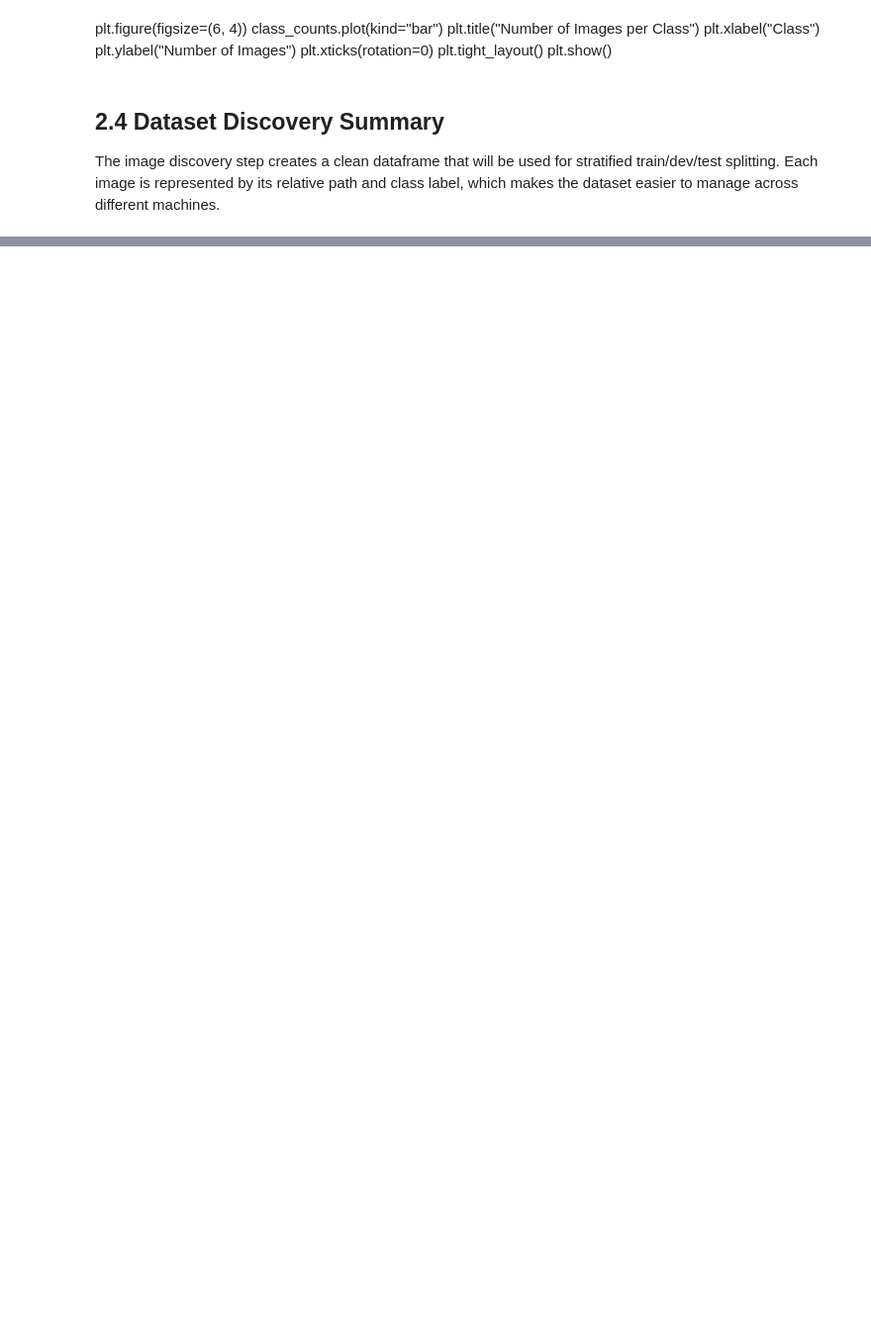
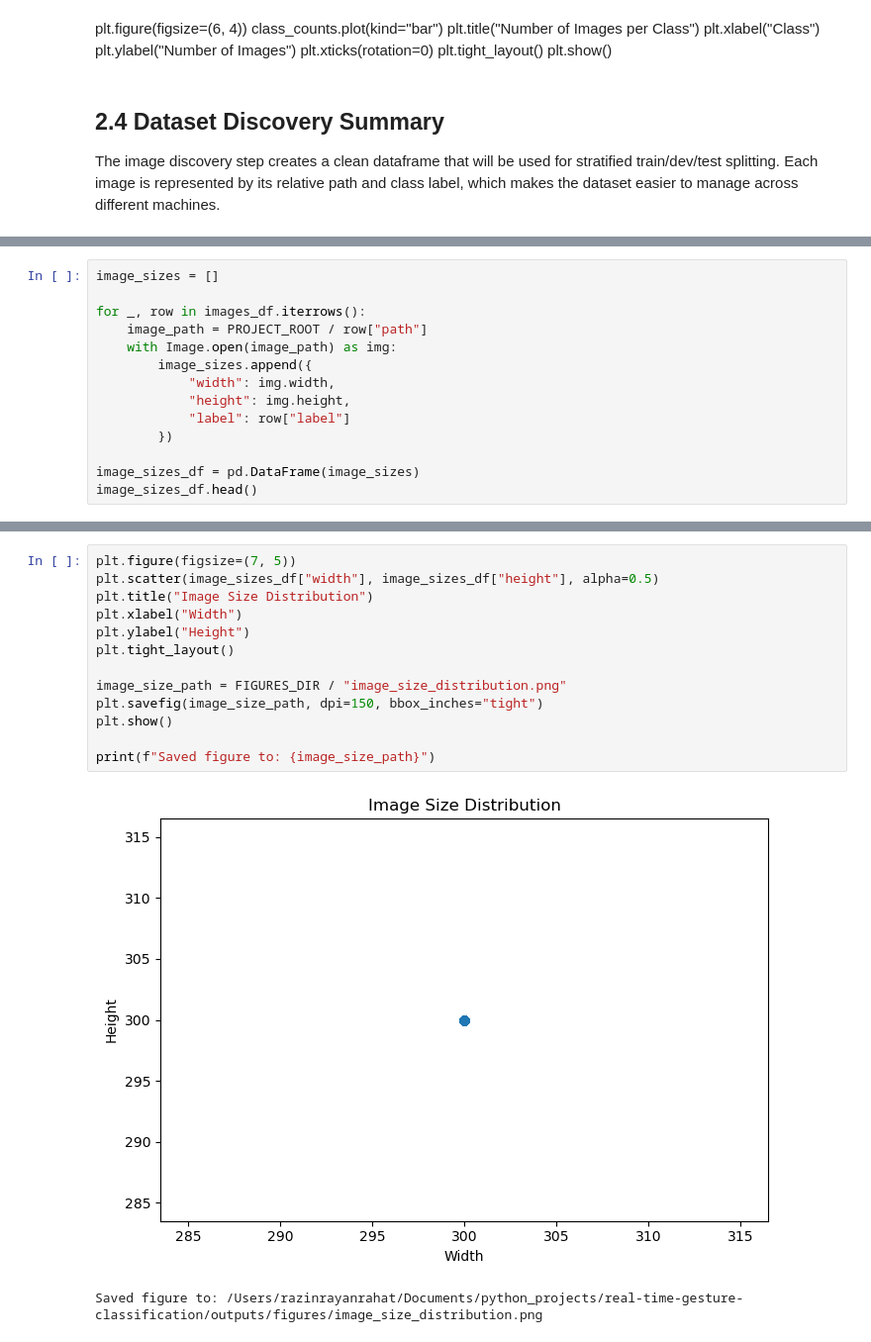
Before and after one commit to razinrahat/real-time-gesture-classification, a Jupyter notebook: notebooks/gesture_classification_experiments.ipynb, the cells around one changed output, grey strips where cells are left out. Shown at 99% size. Drawn from its saved outputs; the diff is of its cells as text; blank space fills up the shorter version.

```diff
--- a/notebooks/gesture_classification_experiments.ipynb
+++ b/notebooks/gesture_classification_experiments.ipynb
@@ -200,0 +390,14 @@ The image discovery step creates a clean dataframe that will be used for stratif
+# %%
+image_sizes = []
+
+for _, row in images_df.iterrows():
+    image_path = PROJECT_ROOT / row["path"]
+    with Image.open(image_path) as img:
+        image_sizes.append({
+            "width": img.width,
+            "height": img.height,
+            "label": row["label"]
+        })
+
+image_sizes_df = pd.DataFrame(image_sizes)
+image_sizes_df.head()
@@ -200,0 +423,16 @@ The image discovery step creates a clean dataframe that will be used for stratif
+# %%
+plt.figure(figsize=(7, 5))
+plt.scatter(image_sizes_df["width"], image_sizes_df["height"], alpha=0.5)
+plt.title("Image Size Distribution")
+plt.xlabel("Width")
+plt.ylabel("Height")
+plt.tight_layout()
+
+image_size_path = FIGURES_DIR / "image_size_distribution.png"
+plt.savefig(image_size_path, dpi=150, bbox_inches="tight")
+plt.show()
+
+print(f"Saved figure to: {image_size_path}")
+# %% [output]
+[figure, added]
+Saved figure to: /Users/razinrayanrahat/Documents/python_projects/real-time-gesture-classification/outputs/figures/image_size_distribution.png
```
Also changed, not shown: parts of 38 cells of this notebook, 1 other file.
